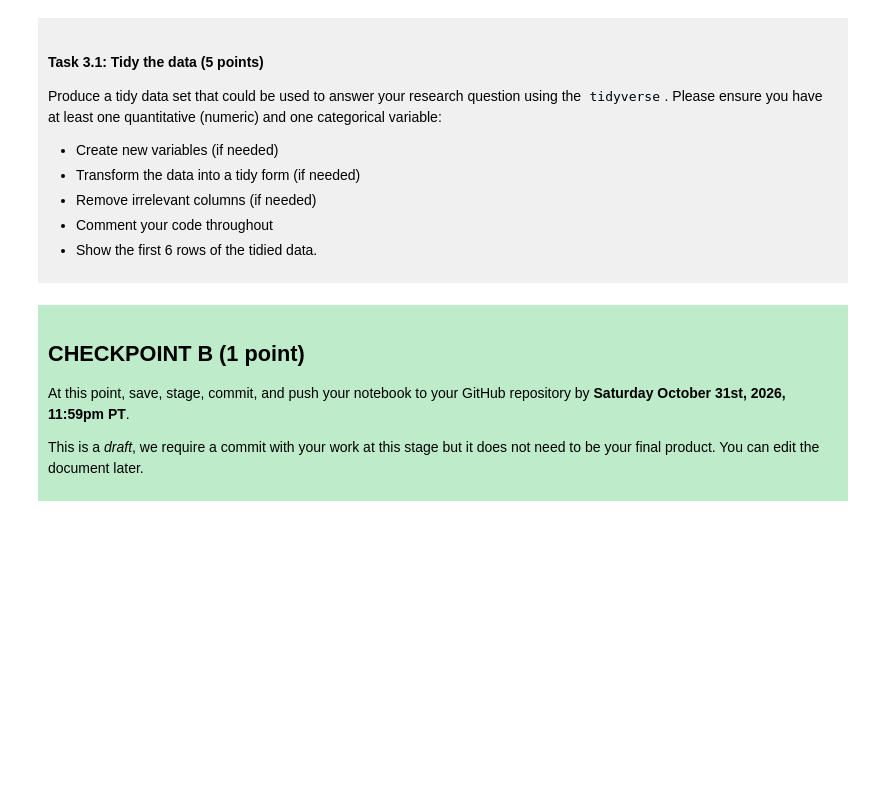
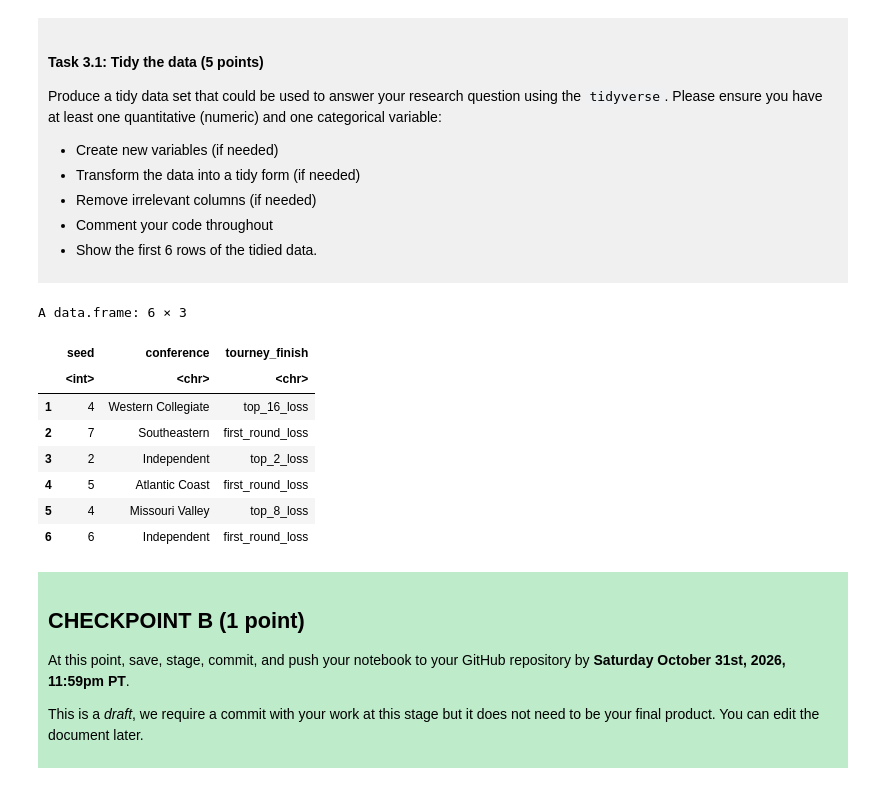
Before and after one commit to g2cccshnhk-lab/dsci-100-project-Caihuan-Wan, a Jupyter notebook: dsci-100-project-notebook.ipynb, the cells around one changed output. Drawn from its saved outputs; the diff is of its cells as text; code cells hidden in the pictures; blank space fills up the shorter version.

```diff
--- a/dsci-100-project-notebook.ipynb
+++ b/dsci-100-project-notebook.ipynb
@@ -188,7 +201,21 @@ Produce a tidy data set that could be used to answer your research question usin
 
 </div>
 # %%
-### EDIT THIS CODE CELL ###
+library(tidyverse)
+
+tidy_data <- select(data, seed, conference, tourney_finish) |>
+head()
+tidy_data
+# %% [output]
+A data.frame: 6 × 3
+|  | seed | conference | tourney_finish |
+|  | <int> | <chr> | <chr> |
+| 1 | 4 | Western Collegiate | top_16_loss |
+| 2 | 7 | Southeastern | first_round_loss |
+| 3 | 2 | Independent | top_2_loss |
+| 4 | 5 | Atlantic Coast | first_round_loss |
+| 5 | 4 | Missouri Valley | top_8_loss |
+| 6 | 6 | Independent | first_round_loss |
 # %% [markdown]
 <div style="background-color: #beebca; padding: 10px;">
 
```
Also changed, not shown: parts of 3 cells of this notebook.
